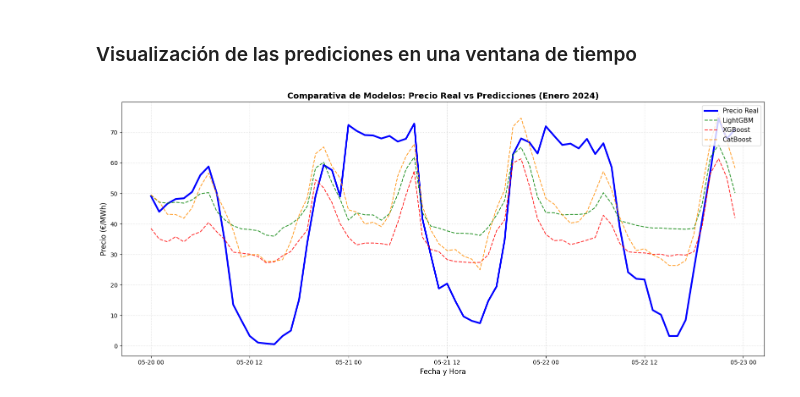
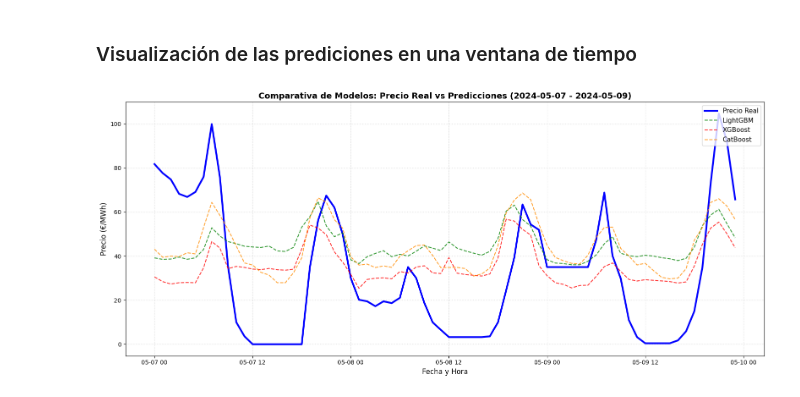
Before and after one commit to JaimeSa03/TFG_Model_Predictor, a Jupyter notebook: Experimentos/Metodos_Ensamblados/Experimento_1.ipynb, the cells around one changed output. Cells and saved outputs as stored; diff of their text form; code cells hidden in the pictures.

Commit message:
Grafica de error usando el csv
ahora para medir el erro de la predicción se usa el csv que se genera

```diff
--- a/Experimentos/Metodos_Ensamblados/Experimento_1.ipynb
+++ b/Experimentos/Metodos_Ensamblados/Experimento_1.ipynb
@@ -231,42 +202,44 @@ plt.show()
 ### Visualización de las prediciones en una ventana de tiempo
 # %%
 import matplotlib.pyplot as plt
+import pandas as pd
 
 # =======================================================================================
 # 7. VISUALIZACIÓN DE RESULTADOS (LOS 3 MODELOS)
 # =======================================================================================
 # Filtramos un tramo corto (ej. primera quincena de enero de 2024)
-df_plot = df_resultados.loc['2024-05-20':'2024-05-22'] #TODO! Cambiar a '2024-01-15' para ver solo la primera quincena
+df_resultados_csv = pd.read_csv('predicciones_2024.csv', index_col=0, parse_dates=True)
+df_plot = df_resultados_csv.loc['2024-05-07':'2024-05-09'] #ejemplo: Cambiar a '2024-01-01:'2024-01-15' para ver solo la primera quincena
 
 plt.figure(figsize=(16, 7))
 
 # 1. Línea del Precio Real (Azul, continua y más gruesa para que destaque)
 plt.plot(df_plot.index, df_plot['Precio_Real'],
          label='Precio Real', color='blue', linewidth=3)
 
 # 2. Línea LightGBM (Verde, punteada)
 plt.plot(df_plot.index, df_plot['Prediccion_LightGBM'],
          label='LightGBM', color='green', linestyle='--', linewidth=1.5, alpha=0.8)
 
 # 3. Línea XGBoost (Rojo, punteada)
 plt.plot(df_plot.index, df_plot['Prediccion_XGBoost'],
          label='XGBoost', color='red', linestyle='--', linewidth=1.5, alpha=0.8)
 
 # 4. Línea CatBoost (Naranja, punteada)
 plt.plot(df_plot.index, df_plot['Prediccion_CatBoost'],
          label='CatBoost', color='darkorange', linestyle='--', linewidth=1.5, alpha=0.8)
 
 # Añadimos títulos y diseño
-plt.title('Comparativa de Modelos: Precio Real vs Predicciones (Enero 2024)', fontsize=14, fontweight='bold')
+plt.title('Comparativa de Modelos: Precio Real vs Predicciones (' + str(df_plot.index[0].date()) + ' - ' + str(df_plot.index[-1].date()) + ')', fontsize=14, fontweight='bold')
 plt.xlabel('Fecha y Hora', fontsize=12)
 plt.ylabel('Precio (€/MWh)', fontsize=12)
 plt.legend(loc='upper right', fontsize=11)
 plt.grid(True, linestyle=':', alpha=0.6)
 
 plt.tight_layout()
 
 # Guardamos y mostramos
-plt.savefig('grafico_comparativa_3modelos_enero_2024.png', dpi=300)
+plt.savefig('grafico_comparativa_3modelos_(' + str(df_plot.index[0].date()) + ' - ' + str(df_plot.index[-1].date()) + ')_2024.png', dpi=300)
 plt.show()
 # %% [output]
-[figure, old version]
+[figure, new version]
```
Also changed, not shown: parts of 5 cells of this notebook, 3 other files.
